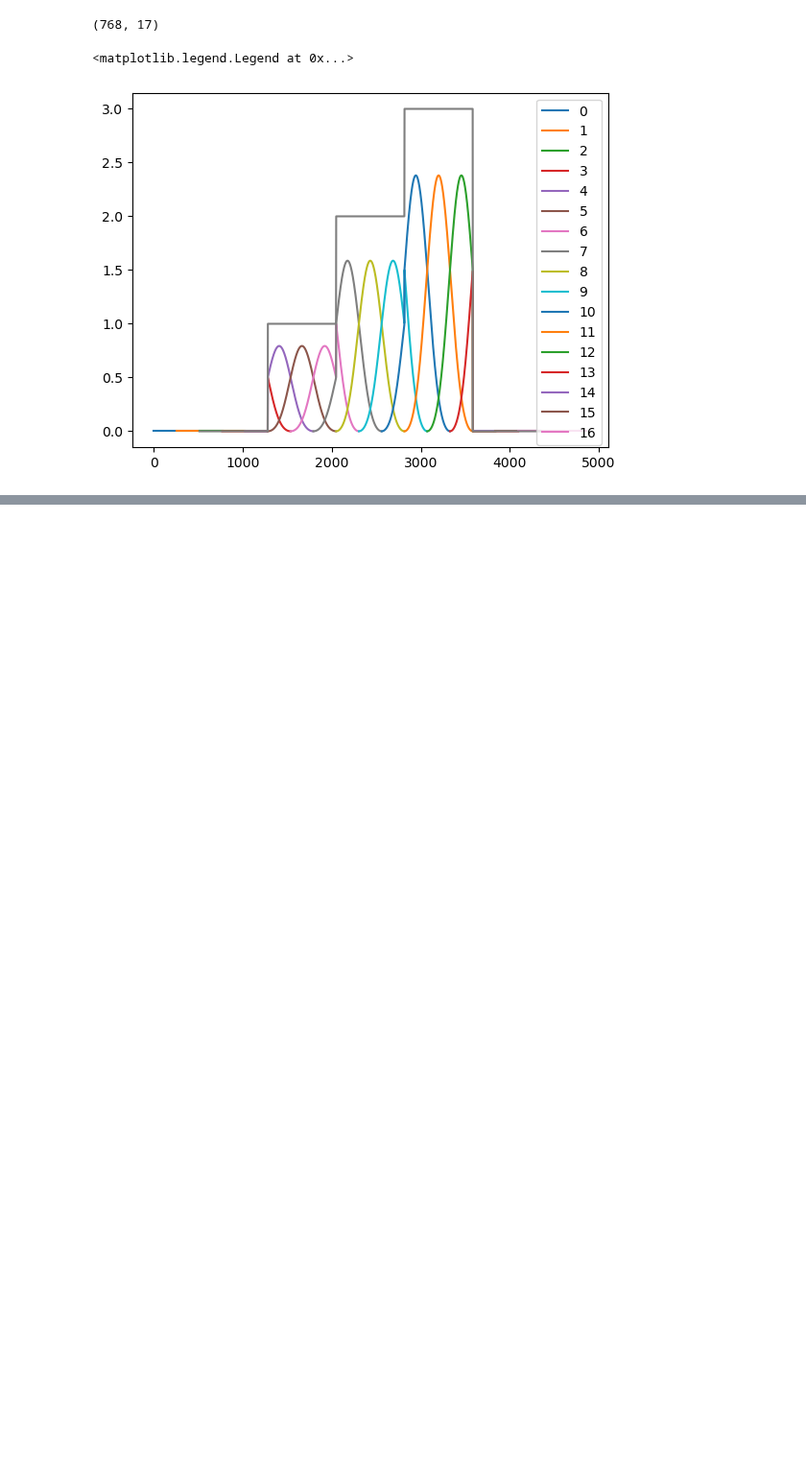
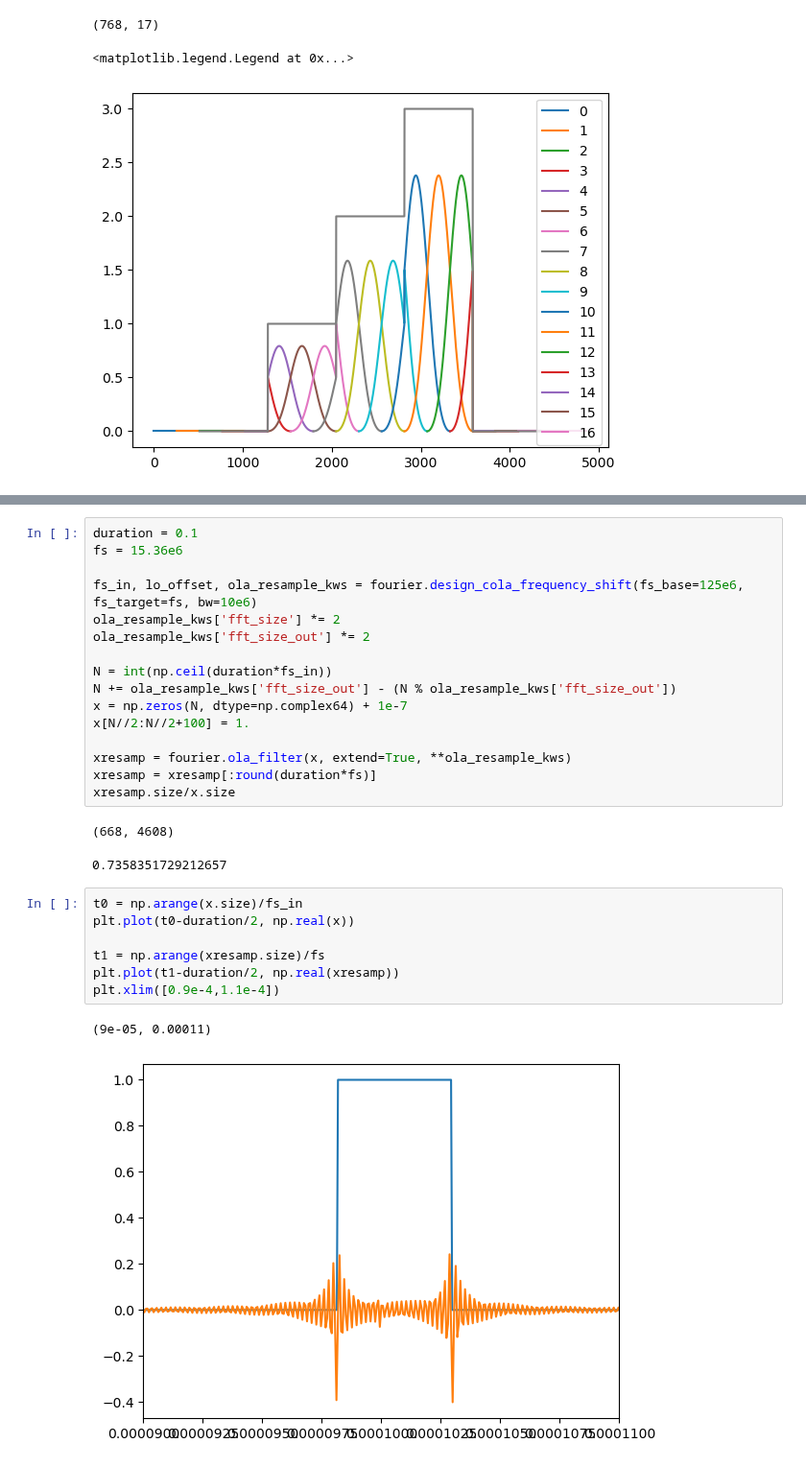
Before and after one commit to usnistgov/striqt, a Jupyter notebook: notebooks/test_ola.ipynb, the cells around one changed output, grey strips where cells are left out. Shown at 96% size. Cells and saved outputs as stored; diff of their text form; blank space fills up the shorter version.

```diff
--- a/notebooks/test_ola.ipynb
+++ b/notebooks/test_ola.ipynb
@@ -95,0 +97,29 @@ plt.plot(np.abs(xr))
+# %%
+duration = 0.1
+fs = 15.36e6
+
+fs_in, lo_offset, ola_resample_kws = fourier.design_cola_frequency_shift(fs_base=125e6, fs_target=fs, bw=10e6)
+ola_resample_kws['fft_size'] *= 2
+ola_resample_kws['fft_size_out'] *= 2
+
+N = int(np.ceil(duration*fs_in))
+N += ola_resample_kws['fft_size_out'] - (N % ola_resample_kws['fft_size_out'])
+x = np.zeros(N, dtype=np.complex64) + 1e-7
+x[N//2:N//2+100] = 1.
+
+xresamp = fourier.ola_filter(x, extend=True, **ola_resample_kws)
+xresamp = xresamp[:round(duration*fs)]
+xresamp.size/x.size
+# %% [output]
+(668, 4608)
+0.7358351729212657
+# %%
+t0 = np.arange(x.size)/fs_in
+plt.plot(t0-duration/2, np.real(x))
+
+t1 = np.arange(xresamp.size)/fs
+plt.plot(t1-duration/2, np.real(xresamp))
+plt.xlim([0.9e-4,1.1e-4])
+# %% [output]
+(9e-05, 0.00011)
+[figure, added]
```
Also changed, not shown: parts of 4 cells of this notebook, 6 other files.
